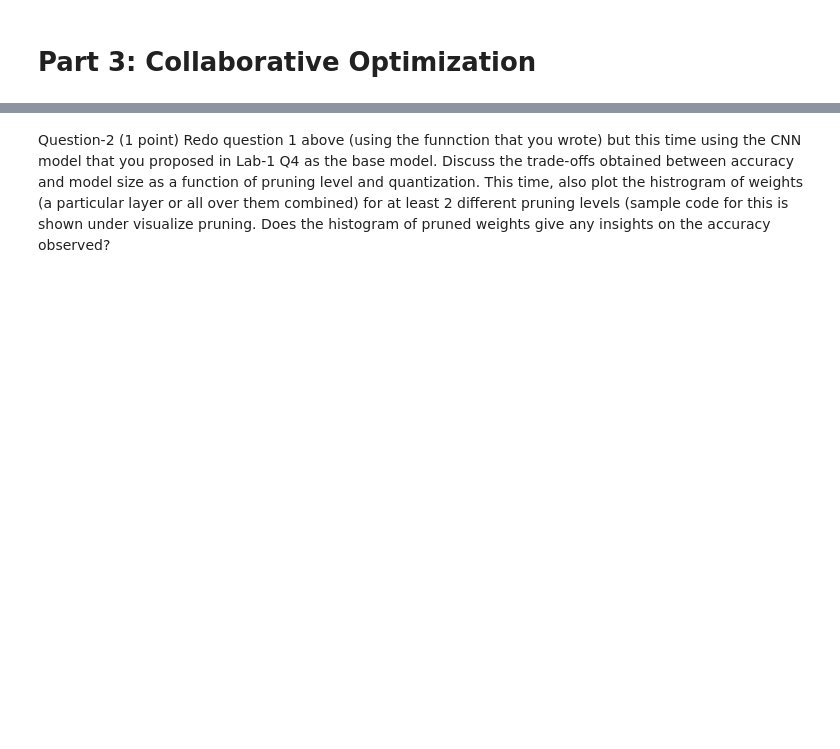
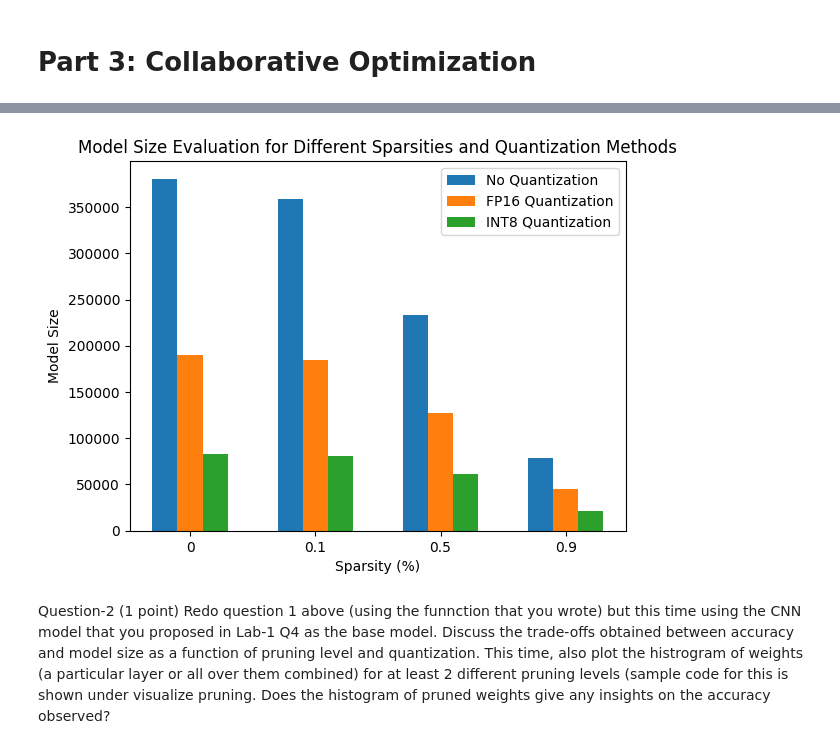
Before and after one commit to KaleF07/ENDG_511, a Jupyter notebook: Lab_2/ENDG511_LAB_2_2024.ipynb, the cells around one changed output, grey strips where cells are left out. Cells and saved outputs as stored; diff of their text form; code cells hidden in the pictures; blank space fills up the shorter version.

```diff
--- a/Lab_2/ENDG511_LAB_2_2024.ipynb
+++ b/Lab_2/ENDG511_LAB_2_2024.ipynb
@@ -1013,0 +1080,10 @@ Hint: Below is an example of how you can graph your results using matplotlib
+# %%
+sparsity_values = [0, 0.1, 0.5, 0.9]
+model = tf.keras.models.load_model('trained_base_model.h5')
+
+for i in range(len(sparsity_values)):
+    sparsity = sparsity_values[i]
+    fp16 = False
+    prune_and_quantize(model, sparsity, fp16, 'pruned_tflite_model_sparsity_' + str(sparsity) + '_8_bit_quantization.tflite')
+    fp16 = True
+    prune_and_quantize(model, sparsity, fp16, 'pruned_tflite_model_sparsity_' + str(sparsity) + '_fp16_quantization.tflite')
@@ -1014,2 +1284,50 @@ Hint: Below is an example of how you can graph your results using matplotlib
+# %%
+def evaluate_model_size(sparsity, quantization):
+    # Evaluate Model Size
+    if quantization == 'no_quantization':
+        model_name = 'stripped_pruned_model_q3_sparsity_' + str(sparsity) + '.h5'
+        model_size = get_gzipped_model_size(model_name)
+    if quantization == 'fp16_quantization':
+        model_name = 'pruned_tflite_model_sparsity_' + str(sparsity) + '_fp16_quantization.tflite'
+        model_size = get_gzipped_model_size(model_name)
+    if quantization == 'int8_quantization':
+        model_name = 'pruned_tflite_model_sparsity_' + str(sparsity) + '_8_bit_quantization.tflite'
+        model_size = get_gzipped_model_size(model_name)
+
+    return model_size
+
+sparsities = [0, 0.1, 0.5, 0.9]
+quantization_methods = ['no_quantization', 'fp16_quantization', 'int8_quantization']
+
+# Create lists to store results for plotting
+model_sizes = []
+
+# Evaluate model size for each combination of sparsity and quantization
+for sparsity in sparsities:
+    for quantization in quantization_methods:
+        size = evaluate_model_size(sparsity, quantization)
+        model_sizes.append((sparsity, quantization, size))
+
+# Separate results for each quantization method
+no_quantization_sizes = [size for sparsity, quantization, size in model_sizes if quantization == 'no_quantization']
+fp16_quantization_sizes = [size for sparsity, quantization, size in model_sizes if quantization == 'fp16_quantization']
+int8_quantization_sizes = [size for sparsity, quantization, size in model_sizes if quantization == 'int8_quantization']
+
+# Plotting the bar graph
+bar_width = 0.2  # You can adjust this value based on your preference
+bar_positions = range(len(sparsities))
+
+plt.bar([pos - bar_width for pos in bar_positions], no_quantization_sizes, width=bar_width, label='No Quantization')
+plt.bar(bar_positions, fp16_quantization_sizes, width=bar_width, label='FP16 Quantization')
+plt.bar([pos + bar_width for pos in bar_positions], int8_quantization_sizes, width=bar_width, label='INT8 Quantization')
+
+plt.xlabel('Sparsity (%)')
+plt.ylabel('Model Size')
+plt.title('Model Size Evaluation for Different Sparsities and Quantization Methods')
+plt.xticks(bar_positions, sparsities)
+plt.legend()
+plt.show()
+# %% [output]
+[figure, added]
 # %% [markdown]
 Question-2 (1 point) Redo question 1 above (using the funnction that you wrote) but this time using the CNN model that you proposed in Lab-1 Q4 as the base model. Discuss the trade-offs obtained between accuracy and model size as a function of pruning level and quantization. This time, also plot the histrogram of weights (a particular layer or all over them combined) for at least 2 different pruning levels (sample code for this is shown under visualize pruning. Does the histogram of pruned weights give any insights on the accuracy observed?
```
Also changed, not shown: parts of 62 cells of this notebook, 33 other files.
